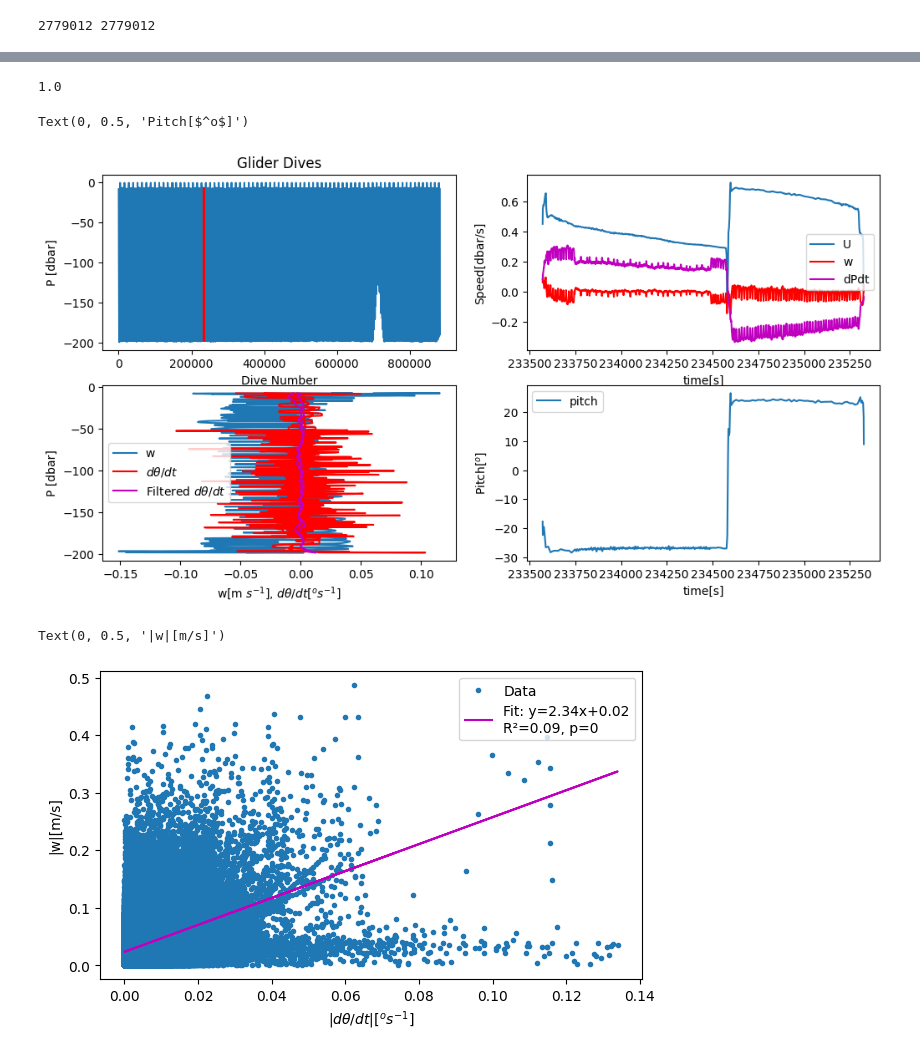
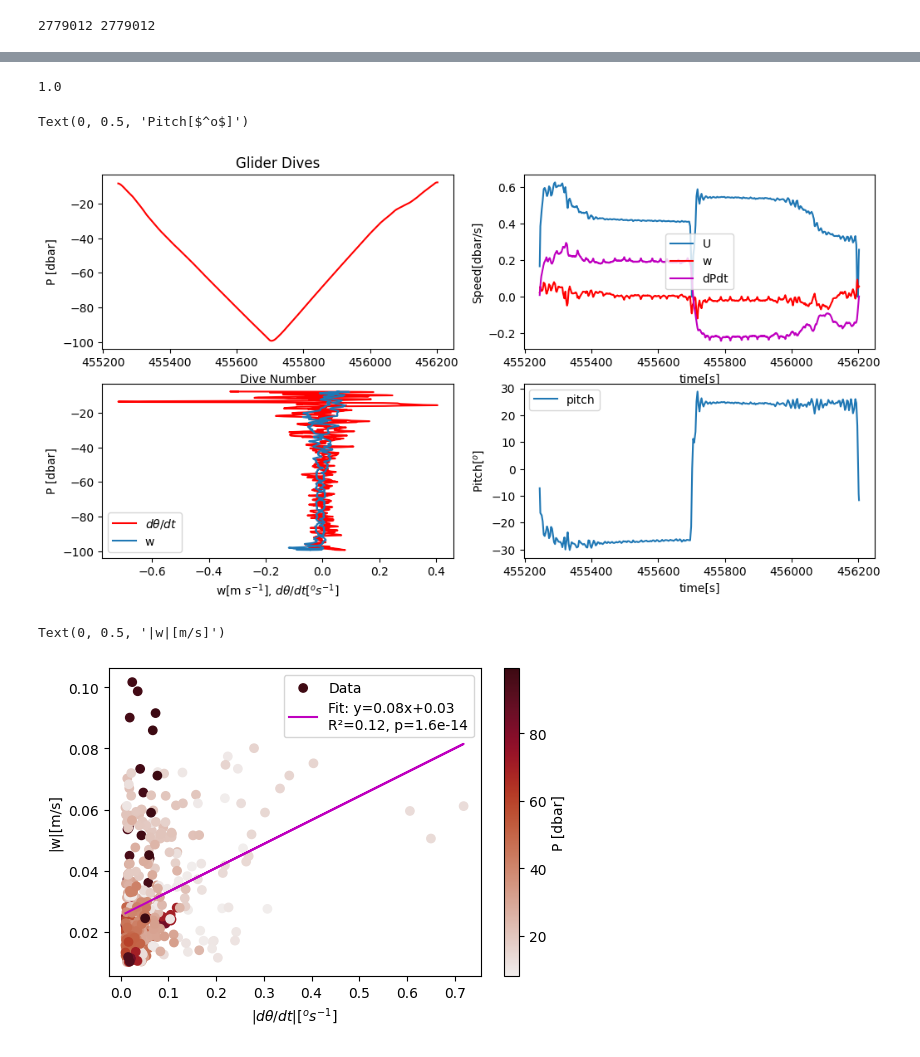
Before and after one commit to nbronikowski/vertical_velocity_testing, a Jupyter notebook: LM_gliderflight_2023_08_unit_334_gosl_monitoring.ipynb, the cells around one changed output, grey strips where cells are left out. Drawn from its saved outputs; the diff is of its cells as text; code cells hidden in the pictures.

```diff
--- a/LM_gliderflight_2023_08_unit_334_gosl_monitoring.ipynb
+++ b/LM_gliderflight_2023_08_unit_334_gosl_monitoring.ipynb
@@ -33,7 +33,7 @@ v[nans] = np.interp(x(nans), x(~nans), v[~nans])
 # Select index of data
 #dive = 550
 
-indx = (gl.profile_index >1000) & (gl.profile_index <2000)
+indx = (gl.profile_index >2800) & (gl.profile_index <4000)
 
 import cartopy.crs as ccrs
 import cartopy.feature as cfeature
@@ -218,12 +218,12 @@ Series([], Name: pressure, dtype: float64)
 # %%
 import gliderflight
 
-GM = gliderflight.SteadyStateCalibrate(rho0=1026.7)
-GM.define(mg=58,Vg=58/1026.7,Cd0=0.098) # You want to either supply ah=3.8,Cd1=10.492 and or Cd0 but not both.
+GM = gliderflight.SteadyStateCalibrate(rho0=1025)
+GM.define(mg=58,Vg=58/1025,Cd0=0.098) # You want to either supply ah=3.8,Cd1=10.492 and or Cd0 but not both.
 #data['dhdt']=GM.compute_dhdt(data['time'],data['pressure'])
 GM.set_input_data(pitch=data['pitch'],buoyancy_change=data['buoyancy_change'],time=data['time'],
                   pressure=data['pressure'],density=data['density'])
-GM.OR(data['pressure']*10<100)
+GM.OR(data['pressure']*10<50)
 GM.OR(data['pressure']*10>150)
 calibration_result = GM.calibrate('Cd0','Vg',constraints="dhdt")# Optimize for Total Drag and volume.
 print(GM.get_settings())
@@ -289,12 +289,12 @@ dPdt = np.concatenate(([0], np.diff(data['pressure']*10)))
 #roll_rate = np.concatenate(([0], np.diff(data['roll'])))
 
 fig, ax = plt.subplots(2,2, figsize=(12, 6))
-dive = 1250
-idx = (data['pressure']*10>7) & (data['pressure']*10<230) & ((data['dive_nr'] == dive) | (data['dive_nr'] == dive+1))
+dive = 3805
+idx = (data['pressure']*10>5) & (data['pressure']*10<230) & ((data['dive_nr']> dive) & (data['dive_nr'] < dive+3))
 
 
 # Plot dive record
-ax[0,0].plot(data['time'],-data['pressure']*10)
+#ax[0,0].plot(data['time'],-data['pressure']*10)
 ax[0,0].plot(data['time'][idx],-data['pressure'][idx]*10,'r')
 ax[0,0].set_title('Glider Dives')
 ax[0,0].set_xlabel('Dive Number')
@@ -311,17 +311,19 @@ ax[0,1].legend()
 
 
 # Plot Roll Rate and Vertical Velocity as a function of pressure
-cutoff_frequency = 1 / 15  # 10-second cutoff frequency in Hz (1/10 Hz)
+cutoff_frequency = 1 / 5  # 10-second cutoff frequency in Hz (1/10 Hz)
 sampling_frequency = 1 / np.median(np.diff(data['time']))  # Sampling frequency of the data in Hz
 print(sampling_frequency)
 order = 1  # Order of the filter
 
 data['roll_rate_smoothed'] = butter_lowpass_filter(data['roll_rate'], cutoff_frequency, 10, order)
+data['w_smoothed'] = butter_lowpass_filter(GM.w, cutoff_frequency, 10, order)
 
 
+ax[1,0].plot(data['roll_rate'][idx],-data['pressure'][idx]*10,'r',label=r'$d\theta/dt$')
 ax[1,0].plot(GM.w[idx],-data['pressure'][idx]*10,label='w')#
-ax[1,0].plot(data['roll_rate'][idx],-data['pressure'][idx]*10,'r',label=r'$d\theta/dt$')
-ax[1,0].plot(data['roll_rate_smoothed'][idx],-data['pressure'][idx]*10,'m',label=r'Filtered $d\theta/dt$')
+
+#ax[1,0].plot(data['w_smoothed'][idx],-data['pressure'][idx]*10,'m',label=r'Filtered $d\theta/dt$')
 
 
 ax[1,0].legend()
@@ -336,30 +338,36 @@ ax[1,1].set_ylabel('Pitch[$^o$]')
 # %% [output]
 1.0
 Text(0, 0.5, 'Pitch[$^o$]')
-[figure, old version]
+[figure, new version]
 # %%
 # Roll Rate v. Vertical Velocity
-fig, ax = plt.subplots(1,1, figsize=(7, 4))
-idx = (data['pressure']*10<50)
+fig, ax = plt.subplots(1,1, figsize=(6, 4))
+idx = (np.abs(data['roll_rate'])>0.01)  &  (np.abs(GM.w)>0.01) & ((data['dive_nr'] == dive) | (data['dive_nr'] == dive+1))
 
 from scipy.stats import linregress
 #x_data = data['roll_rate'][idx]
-y_data = np.abs(GM.w)
-x_data = np.abs(data['roll_rate_smoothed'])
-#y_data = GM.w[idx]
+y_data = np.abs(GM.w[idx])
+x_data = np.abs(data['roll_rate'][idx])
+c_data = data['pressure'][idx]*10
 
-ax.plot(x_data, y_data, '.', label='Data')
+
+sct=ax.scatter(x_data, y_data, c=c_data, label='Data',cmap=cmo.amp)
+cbar = fig.colorbar(sct,ax=fig.gca())
+cbar.set_label('P [dbar]')
+
 
 slope, intercept, r_value, p_value, std_err = linregress(x_data, y_data) # Perform linear regression
 fit_line = slope * np.array(x_data) + intercept
 
 # Plot the linear fit
-ax.plot(x_data, fit_line, label=f'Fit: y={slope:.2f}x+{intercept:.2f}\nR²={r_value**2:.2f}, p={p_value:.2g}', color='m')
+ax.plot(x_data, fit_line,label=f'Fit: y={slope:.2f}x+{intercept:.2f}\nR²={r_value**2:.2f}, p={p_value:.2g}',color='m')
 ax.legend()
 ax.set_xlabel(r'$|d\theta/dt|[^o s^{-1}]$')
 ax.set_ylabel('|w|[m/s]')
+#ax.set_xlim(0,0.1)
+#ax.set_ylim(0,0.1)
 # %% [output]
 Text(0, 0.5, '|w|[m/s]')
-[figure, old version]
+[figure, new version]
 # %%
 #plt.plot(dPdt,'.')
```
Also changed, not shown: parts of 6 cells of this notebook, 2 other files.
